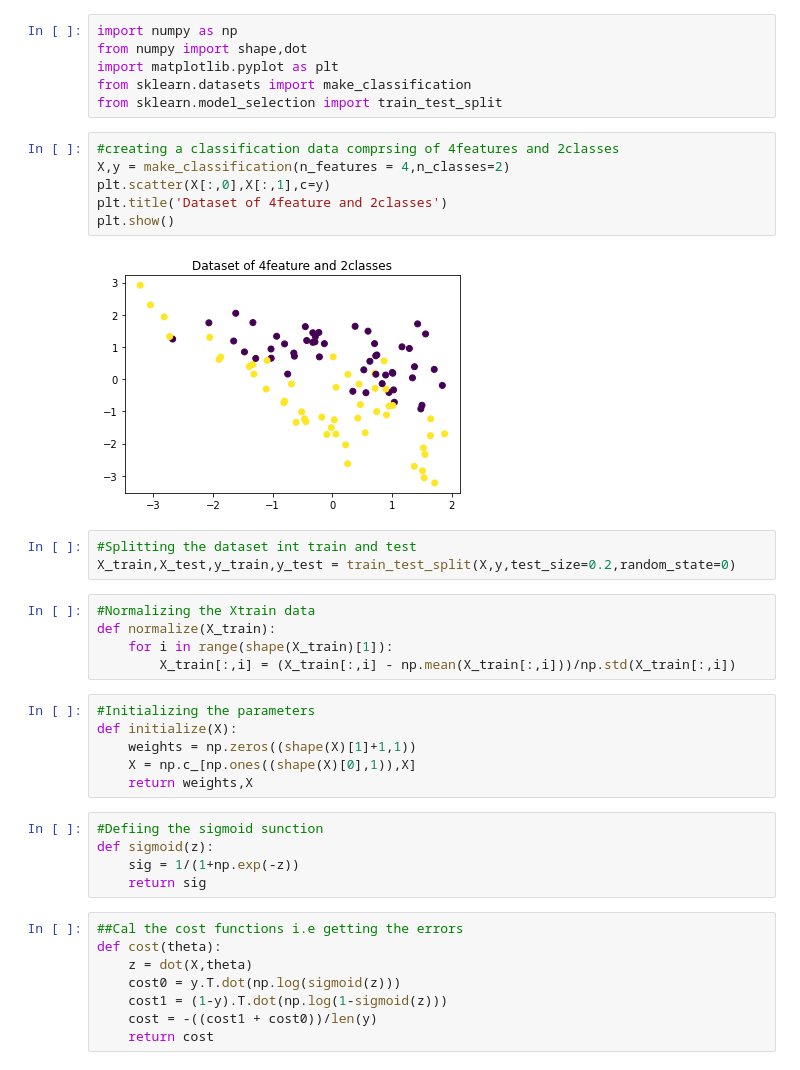
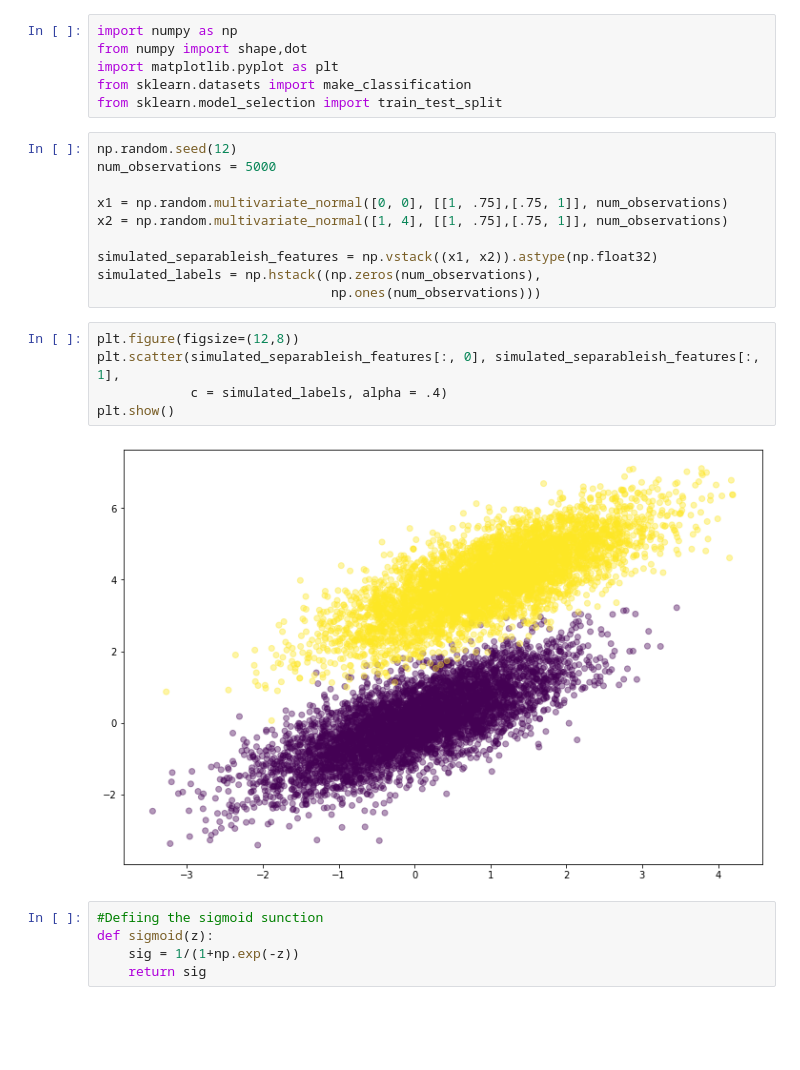
Before and after one commit to EuniceOyeniyi/Logistic-Regression, a Jupyter notebook: log_reg.ipynb, the cells around one changed output. Cells and saved outputs as stored; diff of their text form; blank space fills up the shorter version.

```diff
--- a/log_reg.ipynb
+++ b/log_reg.ipynb
@@ -4,38 +4,25 @@ from numpy import shape,dot
 import matplotlib.pyplot as plt
 from sklearn.datasets import make_classification
 from sklearn.model_selection import train_test_split
-# %%
-#creating a classification data comprsing of 4features and 2classes
-X,y = make_classification(n_features = 4,n_classes=2)
-plt.scatter(X[:,0],X[:,1],c=y)
-plt.title('Dataset of 4feature and 2classes')
-plt.show()
-# %% [output]
-[figure, removed]
-# %%
-#Splitting the dataset int train and test
-X_train,X_test,y_train,y_test = train_test_split(X,y,test_size=0.2,random_state=0)
-# %%
-#Normalizing the Xtrain data
-def normalize(X_train):
-    for i in range(shape(X_train)[1]):
-        X_train[:,i] = (X_train[:,i] - np.mean(X_train[:,i]))/np.std(X_train[:,i])
-# %%
-#Initializing the parameters
-def initialize(X):
-    weights = np.zeros((shape(X)[1]+1,1))
-    X = np.c_[np.ones((shape(X)[0],1)),X]
-    return weights,X
+# %%
+np.random.seed(12)
+num_observations = 5000
+
+x1 = np.random.multivariate_normal([0, 0], [[1, .75],[.75, 1]], num_observations)
+x2 = np.random.multivariate_normal([1, 4], [[1, .75],[.75, 1]], num_observations)
+
+simulated_separableish_features = np.vstack((x1, x2)).astype(np.float32)
+simulated_labels = np.hstack((np.zeros(num_observations),
+                              np.ones(num_observations)))
+# %%
+plt.figure(figsize=(12,8))
+plt.scatter(simulated_separableish_features[:, 0], simulated_separableish_features[:, 1],
+            c = simulated_labels, alpha = .4)
+plt.show()
+# %% [output]
+[figure, added]
 # %%
 #Defiing the sigmoid sunction
 def sigmoid(z):
     sig = 1/(1+np.exp(-z))
     return sig
-# %%
-##Cal the cost functions i.e getting the errors
-def cost(theta):
-    z = dot(X,theta)
-    cost0 = y.T.dot(np.log(sigmoid(z)))
-    cost1 = (1-y).T.dot(np.log(1-sigmoid(z)))
-    cost = -((cost1 + cost0))/len(y)
-    return cost
```
Also changed, not shown: parts of 9 cells of this notebook, 1 other file.
